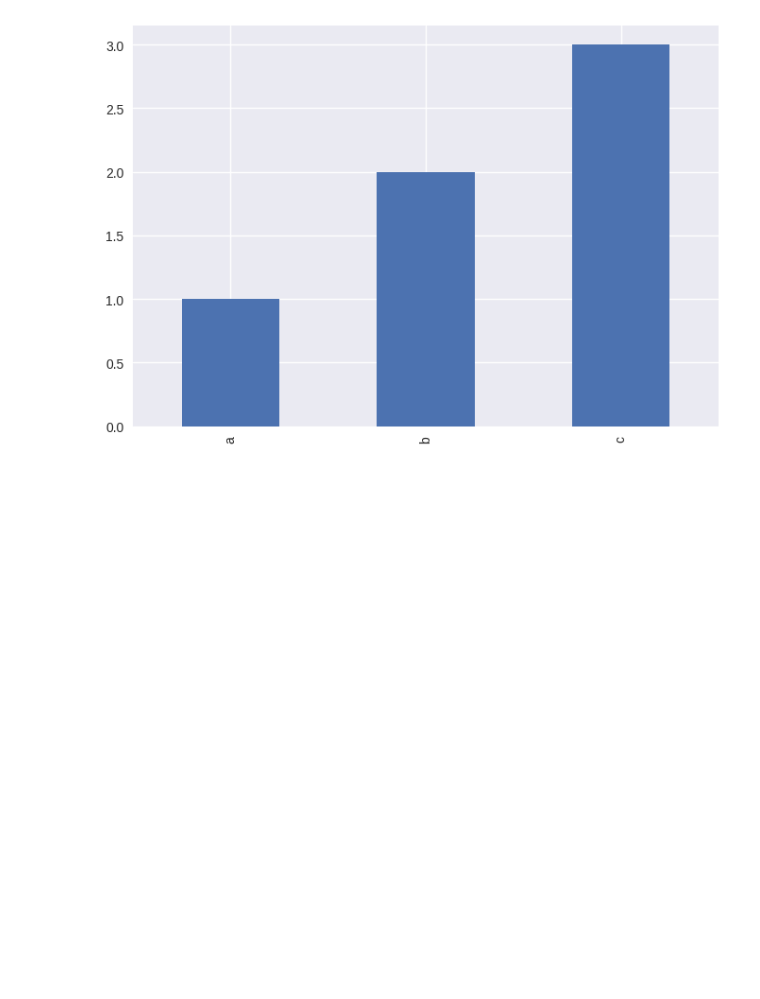
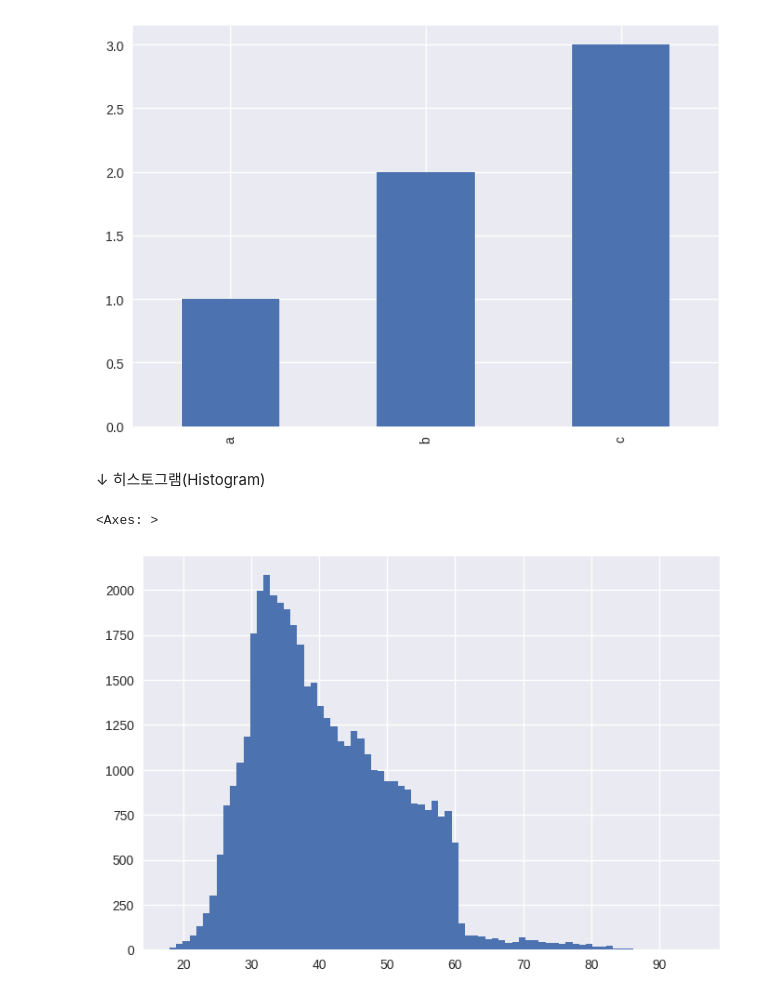
Before and after one commit to hajju0617/Data-Analysis-Study, a Jupyter notebook: visualize_dataset.ipynb, the cells around one changed output. Cells and saved outputs as stored; diff of their text form; code cells hidden in the pictures; blank space fills up the shorter version.

```diff
--- a/visualize_dataset.ipynb
+++ b/visualize_dataset.ipynb
@@ -111,3 +111,13 @@ test.plot(kind='bar')
 # %% [output]
 <Axes: >
 [figure]
+# %% [markdown]
+↓ 히스토그램(Histogram)
+# %%
+bins = int(bank['age'].max() - bank['age'].min() + 1)
+# .hist() : 히스토그램(histogram)을 간단하게 그려주는 함수.
+# bins : 구간의 개수(막대 개수)를 뜻함.
+bank['age'].hist(bins=bins)
+# %% [output]
+<Axes: >
+[figure, added]
```
Also changed, not shown: parts of 6 cells of this notebook.
